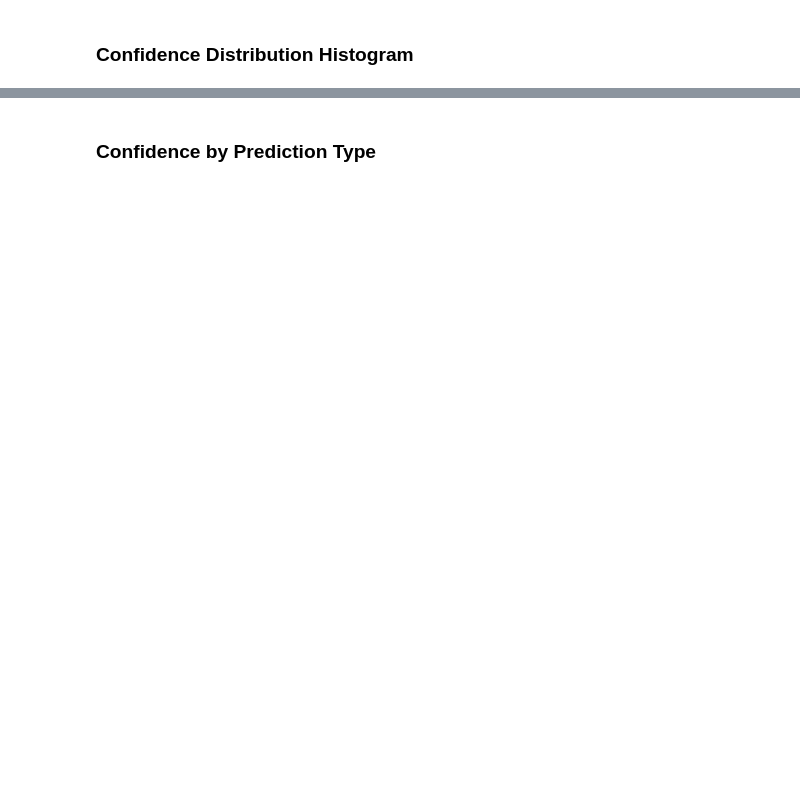
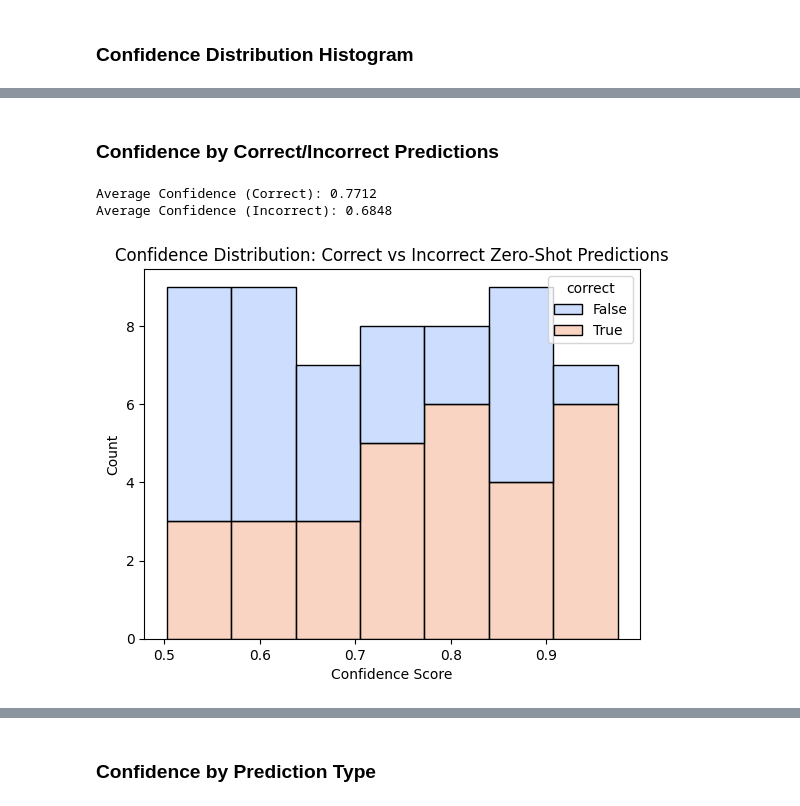
Before and after one commit to kozoB/steam-sarcasm-detection, a Jupyter notebook: Steam_Reviews_Sarcasm_Detection_Project.ipynb, the cells around one changed output, grey strips where cells are left out. Cells and saved outputs as stored; diff of their text form; code cells hidden in the pictures; blank space fills up the shorter version.

```diff
--- a/Steam_Reviews_Sarcasm_Detection_Project.ipynb
+++ b/Steam_Reviews_Sarcasm_Detection_Project.ipynb
@@ -297,0 +305,19 @@ plt.show()
+# %% [markdown]
+### Confidence by Correct/Incorrect Predictions
+# %%
+# Create a column indicating if the prediction was correct
+correct_conf = text_test_df[text_test_df['correct'] == True]['confidence_score'].mean()
+incorrect_conf = text_test_df[text_test_df['correct'] == False]['confidence_score'].mean()
+print(f"Average Confidence (Correct): {correct_conf:.4f}")
+print(f"Average Confidence (Incorrect): {incorrect_conf:.4f}")
+
+# Plot confidence scores for correct vs incorrect predictions
+sns.histplot(data=text_test_df, x='confidence_score', hue='correct',
+             multiple='stack', palette="coolwarm", alpha=0.6)
+plt.title("Confidence Distribution: Correct vs Incorrect Zero-Shot Predictions")
+plt.xlabel("Confidence Score")
+plt.show()
+# %% [output]
+Average Confidence (Correct): 0.7712
+Average Confidence (Incorrect): 0.6848
+[figure, added]
```
Also changed, not shown: parts of 20 cells of this notebook.
